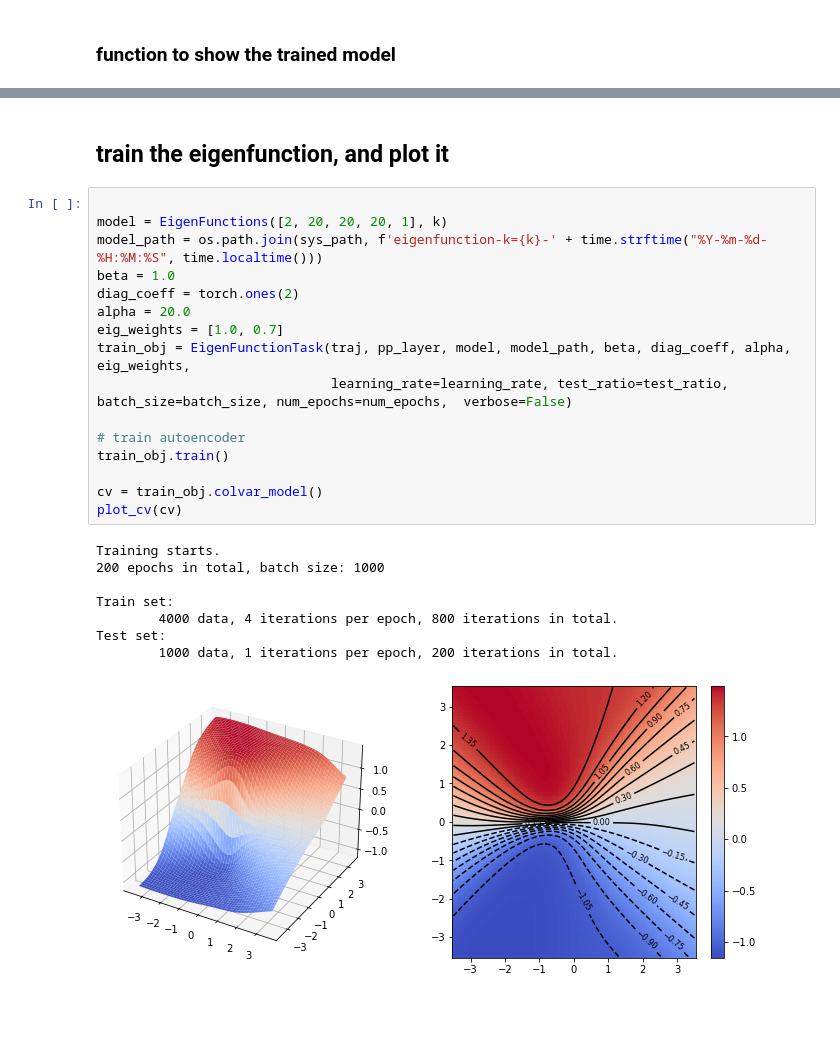
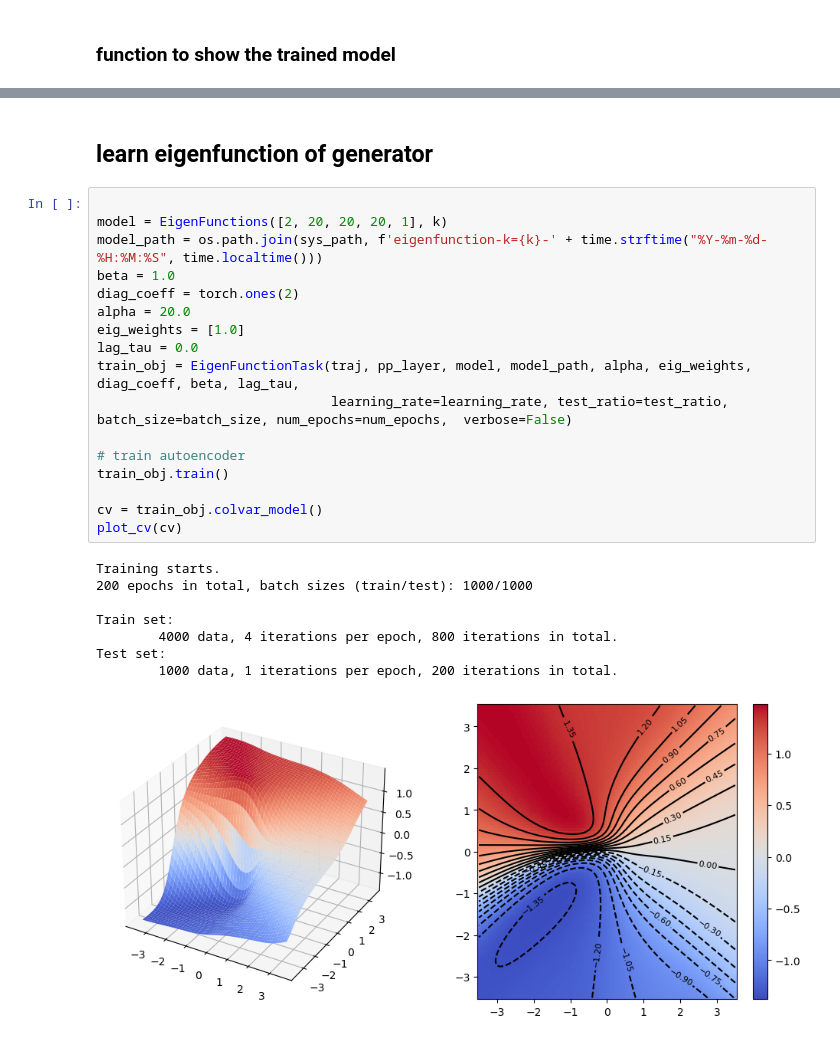
Before and after one commit to zwpku/colvars-finder, a Jupyter notebook: examples/2d/2d.ipynb, the cells around one changed output, grey strips where cells are left out. Saved outputs shown, nothing was run; the diff lists cells and outputs as text; blank space fills up the shorter version.

```diff
--- a/examples/2d/2d.ipynb
+++ b/examples/2d/2d.ipynb
@@ -325,27 +300,28 @@ Test set:
 # %% [markdown]
-## train the eigenfunction, and plot it
+## learn eigenfunction of generator
 # %%
 
 model = EigenFunctions([2, 20, 20, 20, 1], k)
 model_path = os.path.join(sys_path, f'eigenfunction-k={k}-' + time.strftime("%Y-%m-%d-%H:%M:%S", time.localtime()))
 beta = 1.0
 diag_coeff = torch.ones(2)
 alpha = 20.0
-eig_weights = [1.0, 0.7]
-train_obj = EigenFunctionTask(traj, pp_layer, model, model_path, beta, diag_coeff, alpha, eig_weights,
+eig_weights = [1.0]
+lag_tau = 0.0
+train_obj = EigenFunctionTask(traj, pp_layer, model, model_path, alpha, eig_weights, diag_coeff, beta, lag_tau,
                               learning_rate=learning_rate, test_ratio=test_ratio, batch_size=batch_size, num_epochs=num_epochs,  verbose=False)
 
 # train autoencoder
 train_obj.train()
 
 cv = train_obj.colvar_model()
 plot_cv(cv)
 # %% [output]
 Training starts.
-200 epochs in total, batch size: 1000
+200 epochs in total, batch sizes (train/test): 1000/1000
 
 Train set:
         4000 data, 4 iterations per epoch, 800 iterations in total.
 Test set:
         1000 data, 1 iterations per epoch, 200 iterations in total.
-[figure, old version]
+[figure, new version]
```
Also changed, not shown: parts of 15 cells of this notebook, 3 other files.
